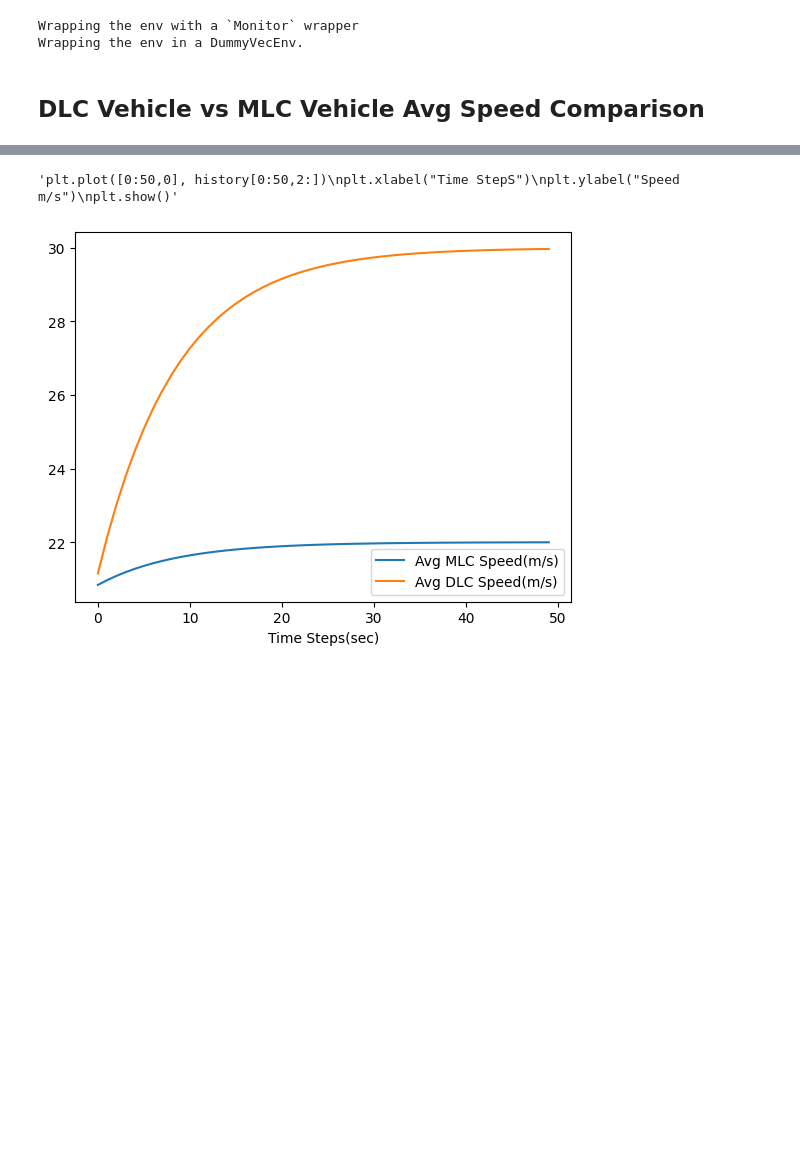
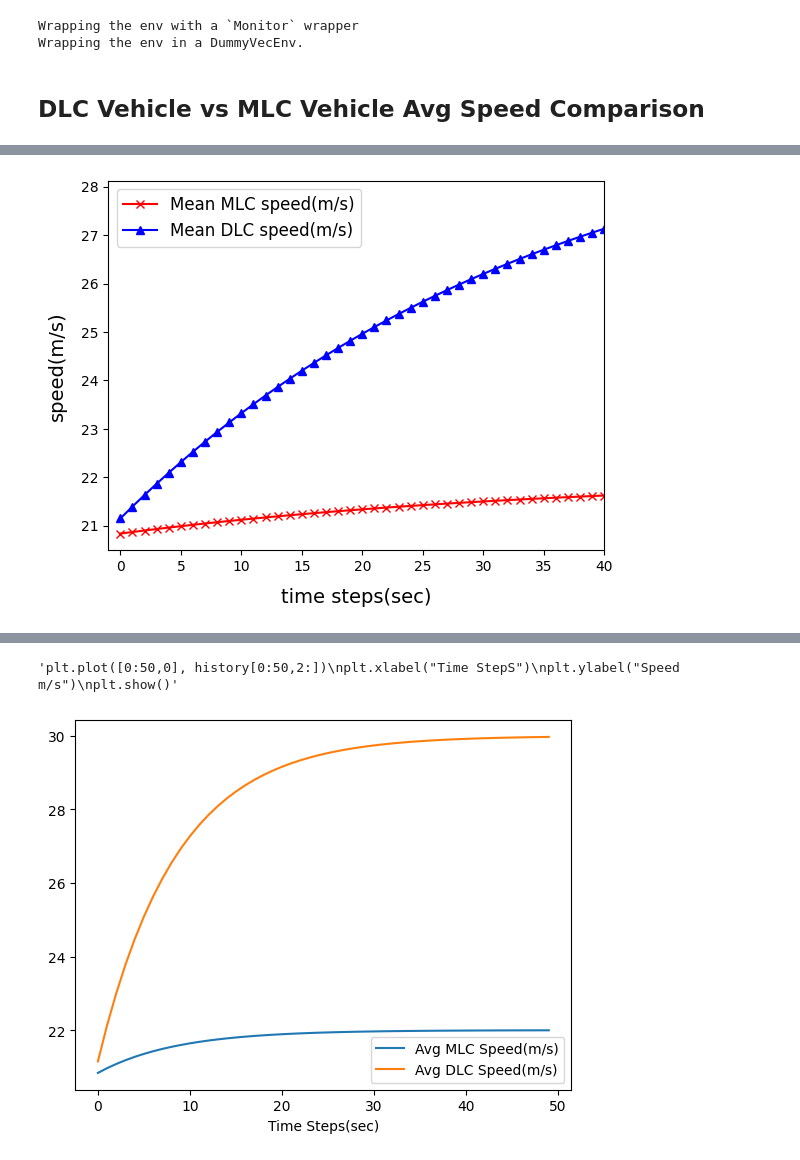
Before and after one commit to RaulEP/MscThesis-MAHighwayEnv, a Jupyter notebook: test.ipynb, the cells around one changed output, grey strips where cells are left out. Saved outputs shown, nothing was run; the diff lists cells and outputs as text; code cells hidden in the pictures; blank space fills up the shorter version.

Commit message:
Added some code for graphs

```diff
--- a/test.ipynb
+++ b/test.ipynb
@@ -101,0 +93,21 @@ speed_metrics_df.head()
+# %%
+plt.plot(data["Time Steps(sec)"],data['Avg MLC Speed(m/s)'],  'r', linestyle='solid',label="Mean MLC speed(m/s)", marker='x')
+plt.plot( data["Time Steps(sec)"],data['Avg DLC Speed(m/s)'], 'b', label="Mean DLC speed(m/s)", marker='^')
+linestyle=['solid', 'dashed', 'dotted', 'dashdot']
+
+#labelpad aleja el label de la grafica
+
+#font dict:
+font1 = {'size': 14}
+
+plt.xlabel('time steps(sec)', labelpad=10, fontdict=font1)
+plt.xlim([-1, 40])
+#plt.ylim([20, 28])
+#plt.axis([-1, 40, 20, 28])
+plt.ylabel('speed(m/s)', labelpad=10, fontdict=font1)
+plt.legend(fontsize=12)
+
+
+plt.show()
+# %% [output]
+[figure, added]
```
Also changed, not shown: parts of 12 cells of this notebook.
